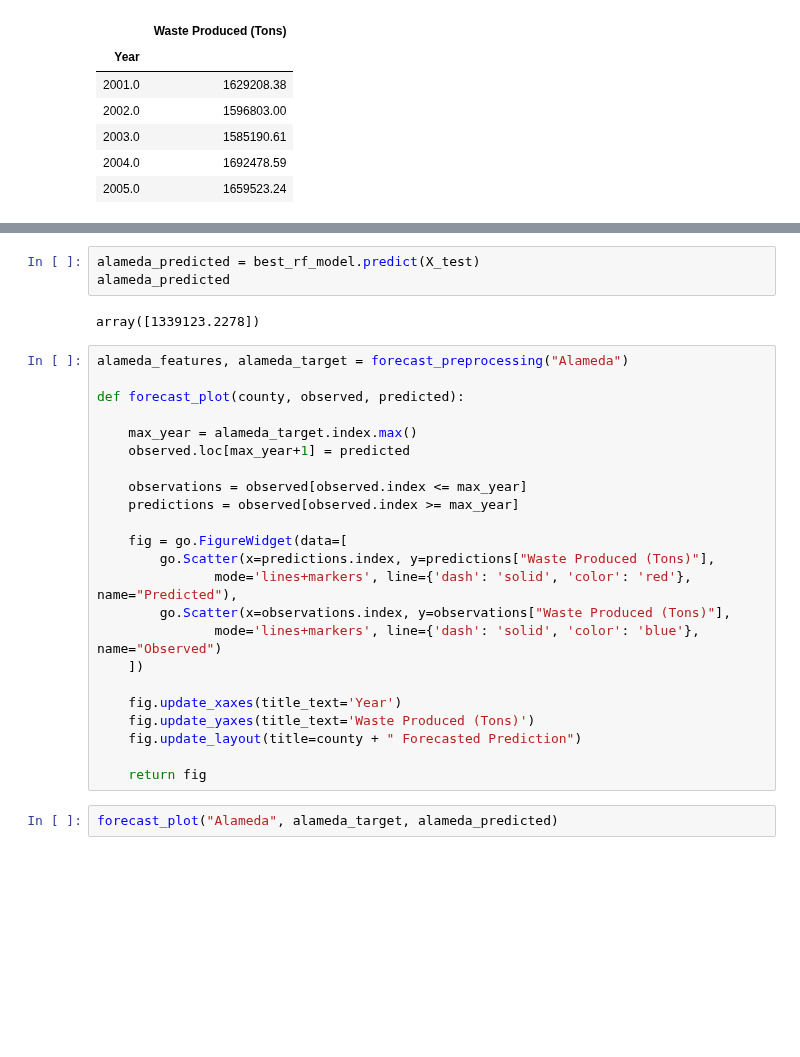
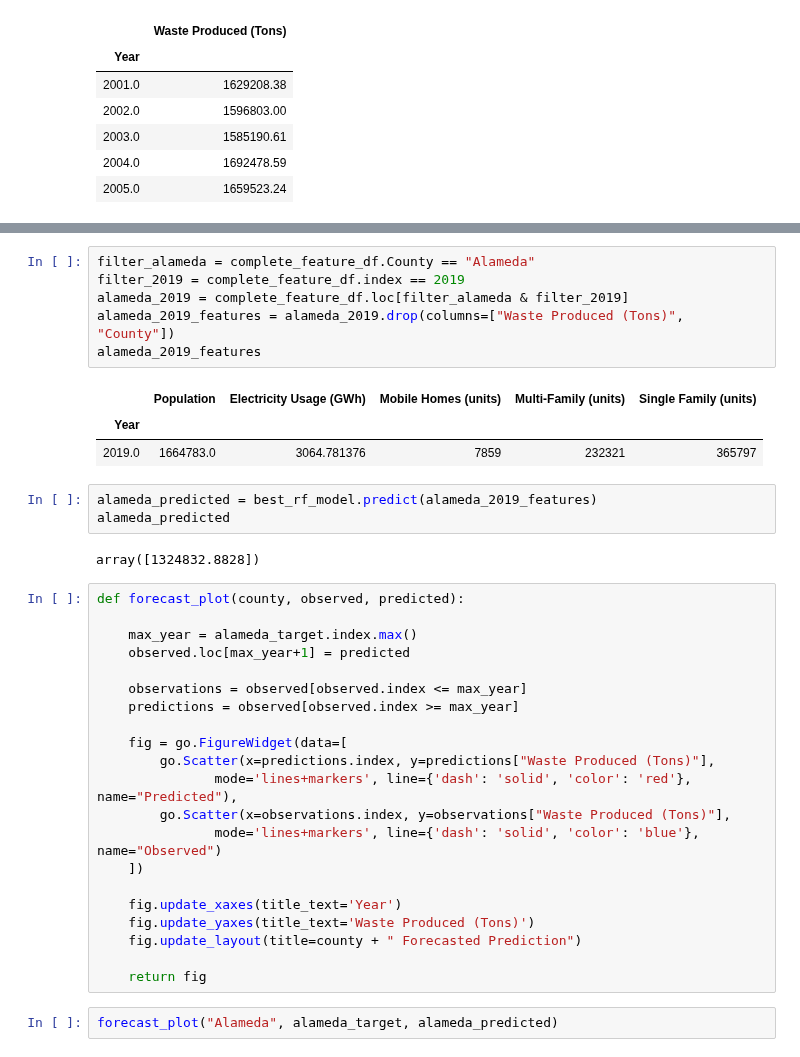
Before and after one commit to matthew-y-dong/ca-waste, a Jupyter notebook: modeling/forecasting.ipynb, the cells around one changed output, grey strips where cells are left out. Saved outputs shown, nothing was run; the diff lists cells and outputs as text; blank space fills up the shorter version.

Commit message:
predict on 2019 features

```diff
--- a/modeling/forecasting.ipynb
+++ b/modeling/forecasting.ipynb
@@ -156,11 +175,19 @@ X_test
+# %%
+filter_alameda = complete_feature_df.County == "Alameda"
+filter_2019 = complete_feature_df.index == 2019
+alameda_2019 = complete_feature_df.loc[filter_alameda & filter_2019]
+alameda_2019_features = alameda_2019.drop(columns=["Waste Produced (Tons)", "County"])
+alameda_2019_features
+# %% [output]
+|  | Population | Electricity Usage (GWh) | Mobile Homes (units) | Multi-Family (units) | Single Family (units) |
+| Year |  |  |  |  |  |
+| 2019.0 | 1664783.0 | 3064.781376 | 7859 | 232321 | 365797 |
 # %%
-alameda_predicted = best_rf_model.predict(X_test)
+alameda_predicted = best_rf_model.predict(alameda_2019_features)
 alameda_predicted
 # %% [output]
-array([1339123.2278])
+array([1324832.8828])
 # %%
-alameda_features, alameda_target = forecast_preprocessing("Alameda")
-
 def forecast_plot(county, observed, predicted):
 
     max_year = alameda_target.index.max()
```
Also changed, not shown: parts of 6 cells of this notebook.
